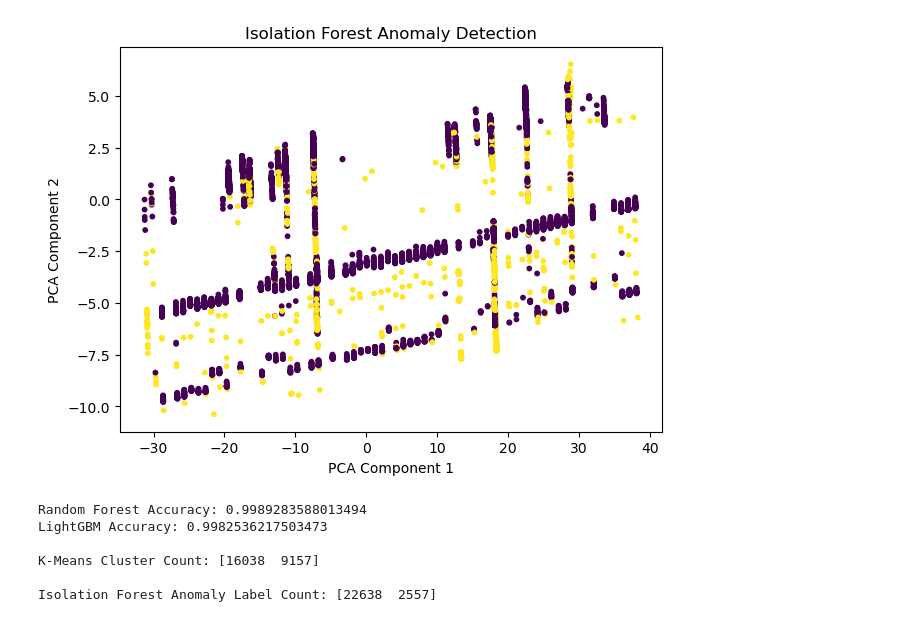
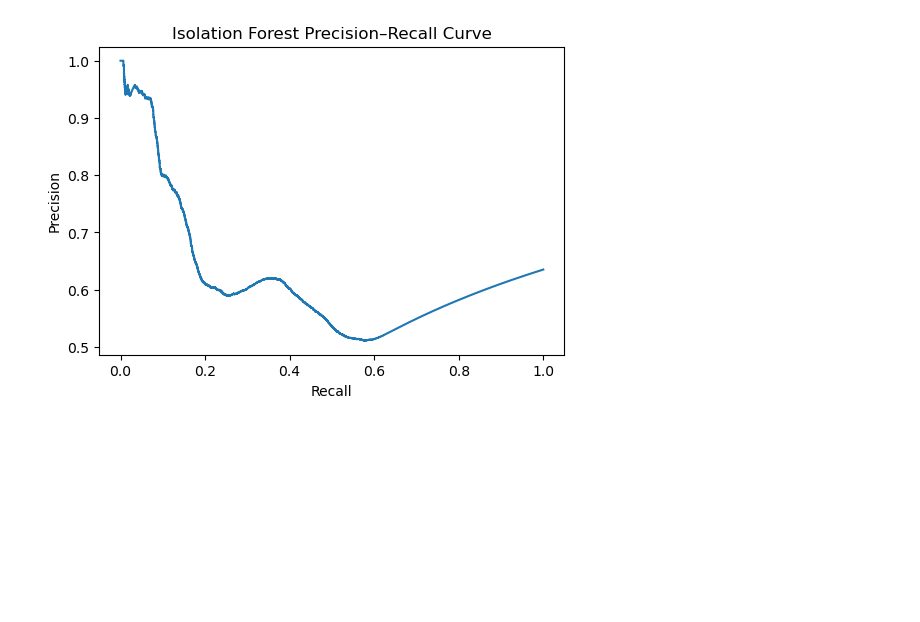
Before and after one commit to springboardmentor2507-alt/AI-Powered-NIDS, a Jupyter notebook: Rutweeja_task3.ipynb, the cells around one changed output. Drawn from its saved outputs; the diff is of its cells as text; code cells hidden in the pictures; blank space fills up the shorter version.

```diff
--- a/Rutweeja_task3.ipynb
+++ b/Rutweeja_task3.ipynb
@@ -200,22 +192,0 @@ iso_pred = np.where(iso_pred == -1, 1, 0)  # 1 = anomaly
-# %%
-plt.figure(figsize=(7,5))
-plt.scatter(X_pca[:,0], X_pca[:,1], c=iso_pred, s=10)
-plt.title("Isolation Forest Anomaly Detection")
-plt.xlabel("PCA Component 1")
-plt.ylabel("PCA Component 2")
-plt.show()
-# %% [output]
-[figure, removed]
-# %%
-print("Random Forest Accuracy:", accuracy_score(y_test, rf_preds))
-print("LightGBM Accuracy:", accuracy_score(y_test, lgb_preds))
-
-print("\nK-Means Cluster Count:", np.bincount(cluster_labels))
-print("\nIsolation Forest Anomaly Label Count:", np.bincount(iso_pred))
-# %% [output]
-Random Forest Accuracy: 0.9989283588013494
-LightGBM Accuracy: 0.9982536217503473
-
-K-Means Cluster Count: [16038  9157]
-
-Isolation Forest Anomaly Label Count: [22638  2557]
@@ -226,0 +193,32 @@ np.save("kmeans_clusters.npy", cluster_labels)
+# %%
+from sklearn.metrics import precision_recall_curve
+import matplotlib.pyplot as plt
+import numpy as np
+
+#Get anomaly scores from Isolation Forest
+scores = iso_forest.decision_function(X_test_scaled)
+
+# Convert true labels to binary
+# 1 = anomaly, 0 = normal
+# (Adjust this if your dataset uses a different normal label)
+y_true_binary = (y_test != 0).astype(int)
+
+# Invert scores (important!)
+# Lower IF score = more anomalous → PR expects higher = positive
+scores_inverted = -scores
+
+# Precision–Recall curve
+precision, recall, thresholds = precision_recall_curve(
+    y_true_binary,
+    scores_inverted
+)
+
+# Plot
+plt.figure(figsize=(6,4))
+plt.plot(recall, precision)
+plt.xlabel("Recall")
+plt.ylabel("Precision")
+plt.title("Isolation Forest Precision–Recall Curve")
+plt.show()
+# %% [output]
+[figure, added]
```
Also changed, not shown: parts of 20 cells of this notebook.
